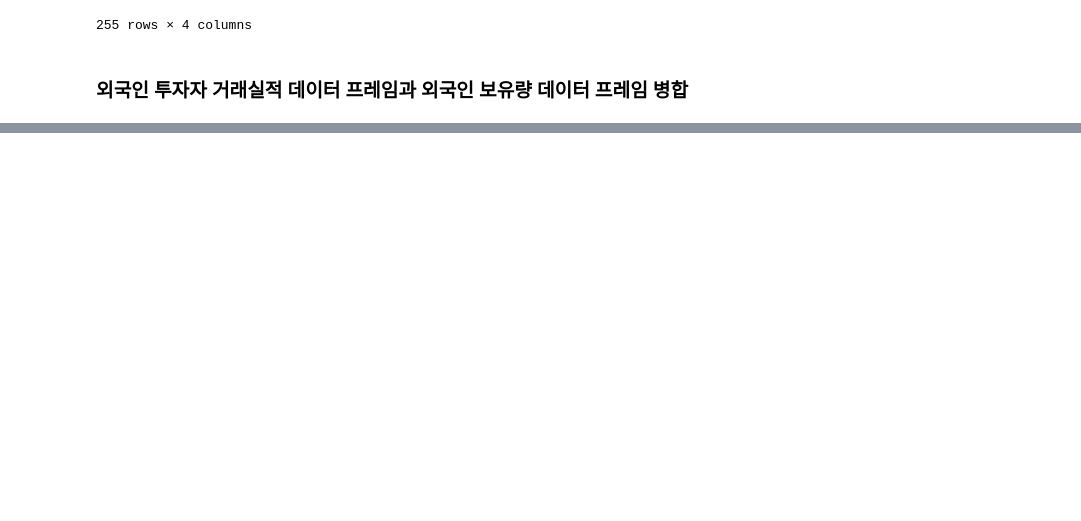
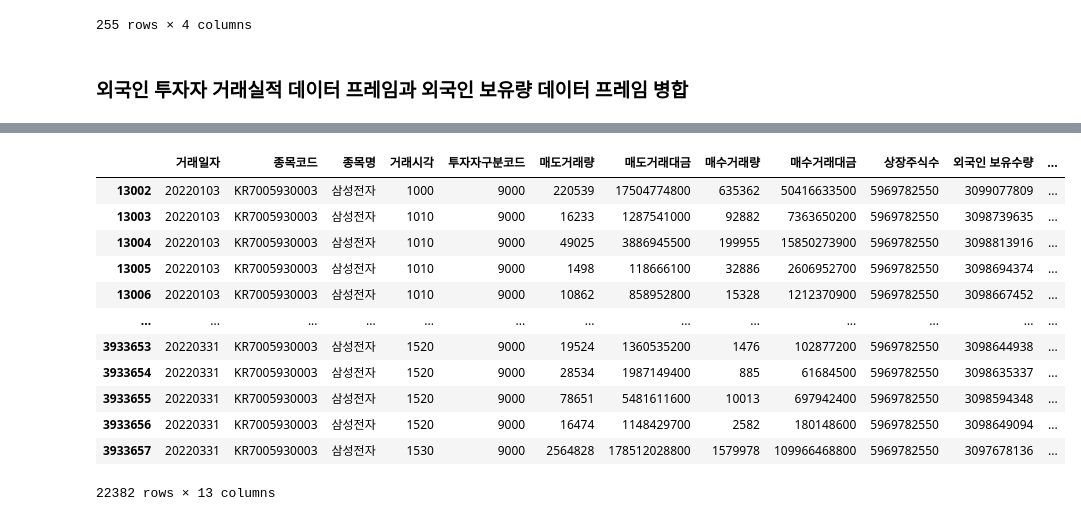
Before and after one commit to jkim0313/KRX_contest, a Jupyter notebook: 1년치 외국인 지분율.ipynb, the cells around one changed output, grey strips where cells are left out. Drawn from its saved outputs; the diff is of its cells as text; code cells hidden in the pictures; blank space fills up the shorter version.

```diff
--- a/1년치 외국인 지분율.ipynb
+++ b/1년치 외국인 지분율.ipynb
@@ -268,3 +272,19 @@ def set_time(t):
             time = hour+minute
             if t <= time:
                 return time
+# %%
+foreign[foreign["종목명"]=="삼성전자"]
+# %% [output]
+|  | 거래일자 | 종목코드 | 종목명 | 거래시각 | 투자자구분코드 | 매도거래량 | 매도거래대금 | 매수거래량 | 매수거래대금 | 상장주식수 | 외국인 보유수량 | ... |
+| 13002 | 20220103 | KR7005930003 | 삼성전자 | 1000 | 9000 | 220539 | 17504774800 | 635362 | 50416633500 | 5969782550 | 3099077809 | ... |
+| 13003 | 20220103 | KR7005930003 | 삼성전자 | 1010 | 9000 | 16233 | 1287541000 | 92882 | 7363650200 | 5969782550 | 3098739635 | ... |
+| 13004 | 20220103 | KR7005930003 | 삼성전자 | 1010 | 9000 | 49025 | 3886945500 | 199955 | 15850273900 | 5969782550 | 3098813916 | ... |
+| 13005 | 20220103 | KR7005930003 | 삼성전자 | 1010 | 9000 | 1498 | 118666100 | 32886 | 2606952700 | 5969782550 | 3098694374 | ... |
+| 13006 | 20220103 | KR7005930003 | 삼성전자 | 1010 | 9000 | 10862 | 858952800 | 15328 | 1212370900 | 5969782550 | 3098667452 | ... |
+| ... | ... | ... | ... | ... | ... | ... | ... | ... | ... | ... | ... | ... |
+| 3933653 | 20220331 | KR7005930003 | 삼성전자 | 1520 | 9000 | 19524 | 1360535200 | 1476 | 102877200 | 5969782550 | 3098644938 | ... |
+| 3933654 | 20220331 | KR7005930003 | 삼성전자 | 1520 | 9000 | 28534 | 1987149400 | 885 | 61684500 | 5969782550 | 3098635337 | ... |
+| 3933655 | 20220331 | KR7005930003 | 삼성전자 | 1520 | 9000 | 78651 | 5481611600 | 10013 | 697942400 | 5969782550 | 3098594348 | ... |
+| 3933656 | 20220331 | KR7005930003 | 삼성전자 | 1520 | 9000 | 16474 | 1148429700 | 2582 | 180148600 | 5969782550 | 3098649094 | ... |
+| 3933657 | 20220331 | KR7005930003 | 삼성전자 | 1530 | 9000 | 2564828 | 178512028800 | 1579978 | 109966468800 | 5969782550 | 3097678136 | ... |
+22382 rows × 13 columns
```
Also changed, not shown: parts of 13 cells of this notebook, 1 other file.
